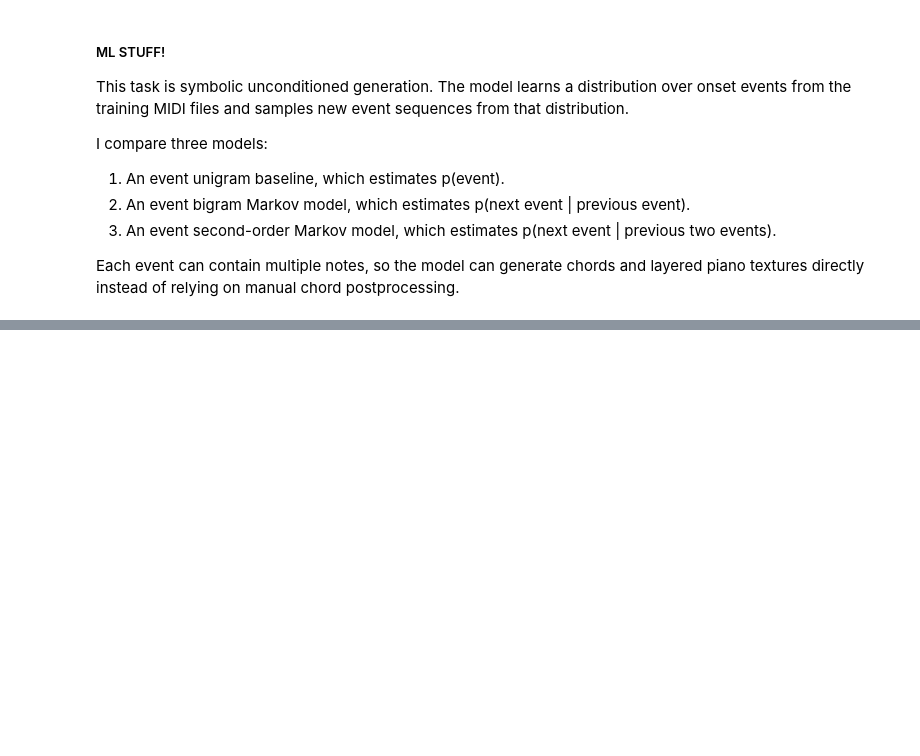
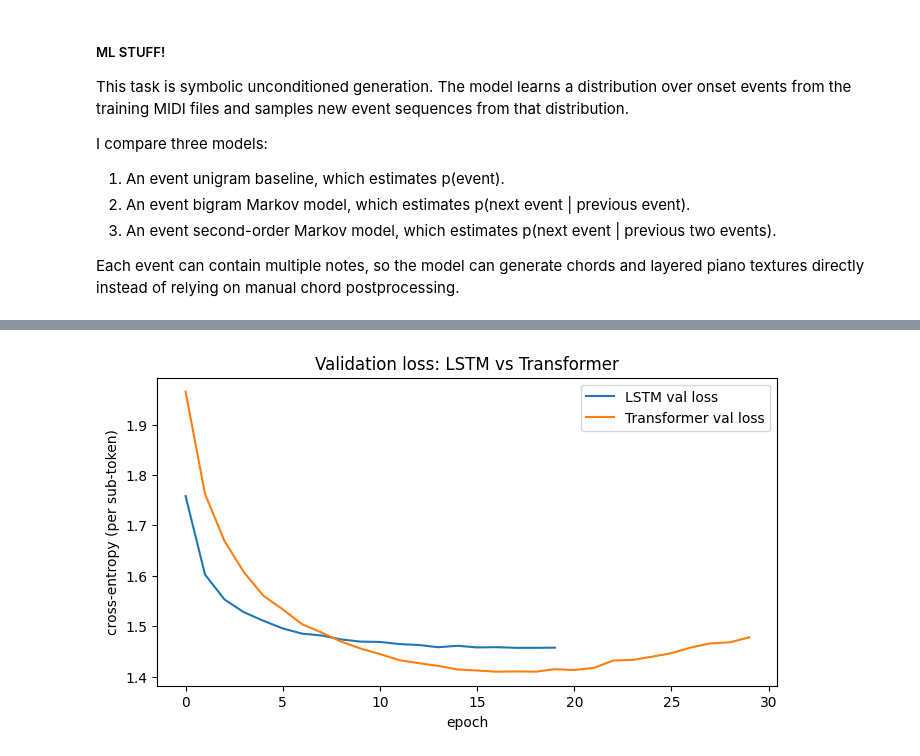
Before and after one commit to ayinfly/CSE153-Assignment-2-Task-1, a Jupyter notebook: workbook.ipynb, the cells around one changed output, grey strips where cells are left out. Saved outputs shown, nothing was run; the diff lists cells and outputs as text; code cells hidden in the pictures; blank space fills up the shorter version.

```diff
--- a/workbook.ipynb
+++ b/workbook.ipynb
@@ -333,0 +389,12 @@ Saved generated MIDI files:
+# %%
+lstm = EventLSTM(LSTMConfig(
+    vocab_size=tokenizer.vocab_size,
+    embed_dim=256, hidden_dim=512, num_layers=2, dropout=0.3,
+))
+print("LSTM parameters:", f"{count_params(lstm):,}")
+
+lstm_history = train_model(
+    lstm, train_stream, val_stream, tokenizer,
+    block_size=256, epochs=20, batch_size=64, lr=3e-3,
+    device=DEVICE, log_every=2,
+)
@@ -333,0 +420,15 @@ Saved generated MIDI files:
+# %%
+BLOCK_SIZE = 512
+
+transformer = EventTransformer(TransformerConfig(
+    vocab_size=tokenizer.vocab_size,
+    block_size=BLOCK_SIZE,
+    n_layer=6, n_head=6, n_embd=384, dropout=0.1,
+))
+print("Transformer parameters:", f"{count_params(transformer):,}")
+
+tf_history = train_model(
+    transformer, train_stream, val_stream, tokenizer,
+    block_size=BLOCK_SIZE, epochs=30, batch_size=32, lr=3e-4,
+    device=DEVICE, log_every=2,
+)
@@ -333,0 +453,11 @@ Saved generated MIDI files:
+# %%
+import matplotlib.pyplot as plt
+
+plt.figure(figsize=(8,4))
+plt.plot(lstm_history["val_loss"], label="LSTM val loss")
+plt.plot(tf_history["val_loss"],   label="Transformer val loss")
+plt.xlabel("epoch"); plt.ylabel("cross-entropy (per sub-token)")
+plt.title("Validation loss: LSTM vs Transformer")
+plt.legend(); plt.show()
+# %% [output]
+[figure, added]
```
Also changed, not shown: parts of 33 cells of this notebook, 2 other files.
